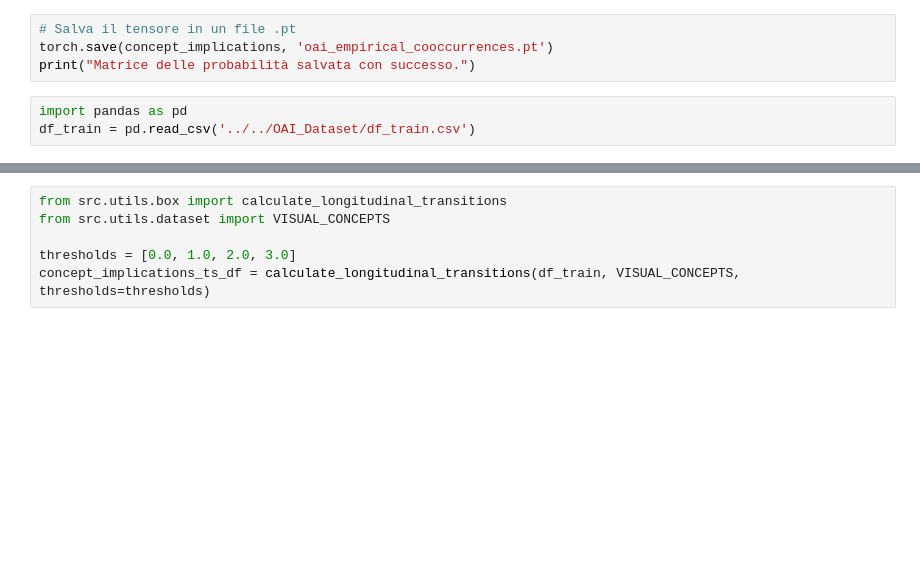
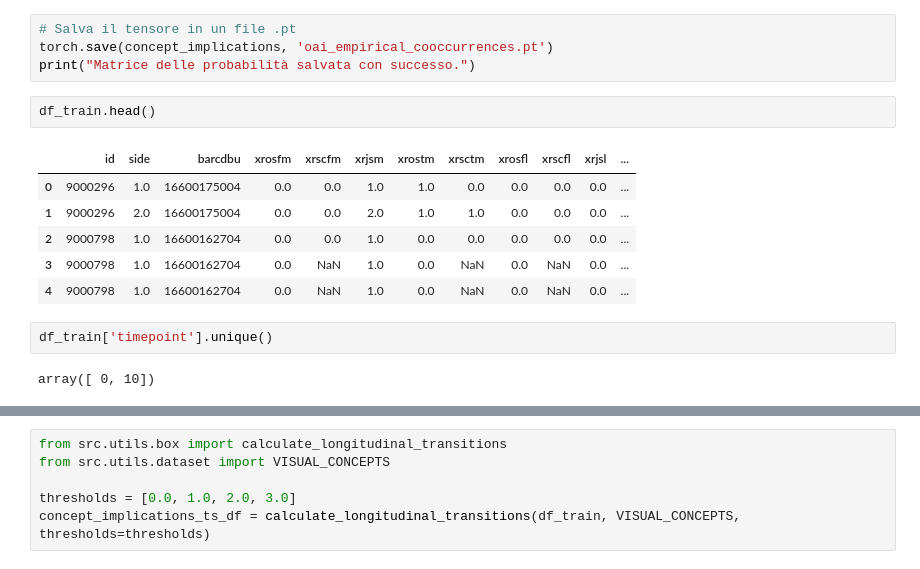
Before and after one commit to stefano-gamba/BoxEmbeddingCBM, a Jupyter notebook: notebooks/OAI/be_empirical_independent_train.ipynb, the cells around one changed output, grey strips where cells are left out. Cells and saved outputs as stored; diff of their text form; blank space fills up the shorter version.

```diff
--- a/notebooks/OAI/be_empirical_independent_train.ipynb
+++ b/notebooks/OAI/be_empirical_independent_train.ipynb
@@ -164,6 +38,16 @@ print(f"Device: {concept_implications.device}")            # cuda:0 o cpu
 # Salva il tensore in un file .pt
 torch.save(concept_implications, 'oai_empirical_cooccurrences.pt')
 print("Matrice delle probabilità salvata con successo.")
-# %%
-import pandas as pd
-df_train = pd.read_csv('../../OAI_Dataset/df_train.csv')
+# %%
+df_train.head()
+# %% [output]
+|  | id | side | barcdbu | xrosfm | xrscfm | xrjsm | xrostm | xrsctm | xrosfl | xrscfl | xrjsl | ... |
+| 0 | 9000296 | 1.0 | 16600175004 | 0.0 | 0.0 | 1.0 | 1.0 | 0.0 | 0.0 | 0.0 | 0.0 | ... |
+| 1 | 9000296 | 2.0 | 16600175004 | 0.0 | 0.0 | 2.0 | 1.0 | 1.0 | 0.0 | 0.0 | 0.0 | ... |
+| 2 | 9000798 | 1.0 | 16600162704 | 0.0 | 0.0 | 1.0 | 0.0 | 0.0 | 0.0 | 0.0 | 0.0 | ... |
+| 3 | 9000798 | 1.0 | 16600162704 | 0.0 | NaN | 1.0 | 0.0 | NaN | 0.0 | NaN | 0.0 | ... |
+| 4 | 9000798 | 1.0 | 16600162704 | 0.0 | NaN | 1.0 | 0.0 | NaN | 0.0 | NaN | 0.0 | ... |
+# %%
+df_train['timepoint'].unique()
+# %% [output]
+array([ 0, 10])
```
Also changed, not shown: parts of 8 cells of this notebook, 3 other files.
